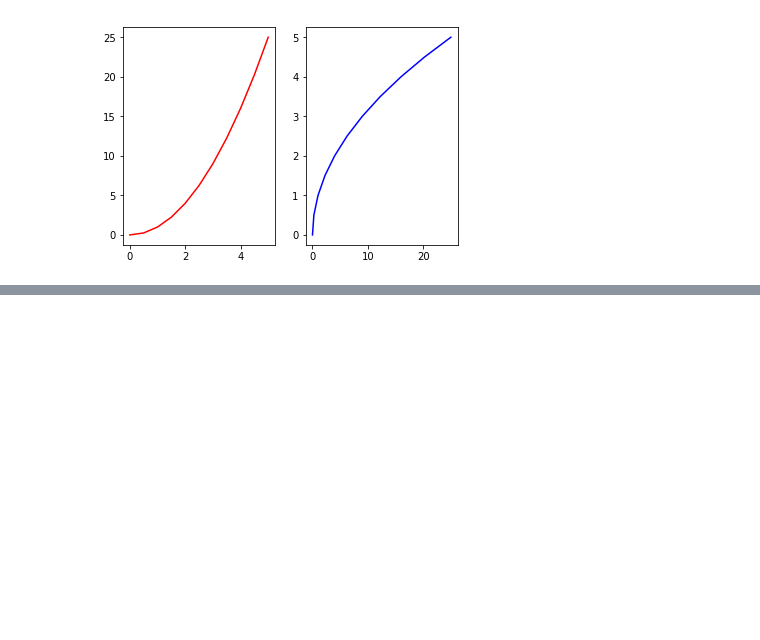
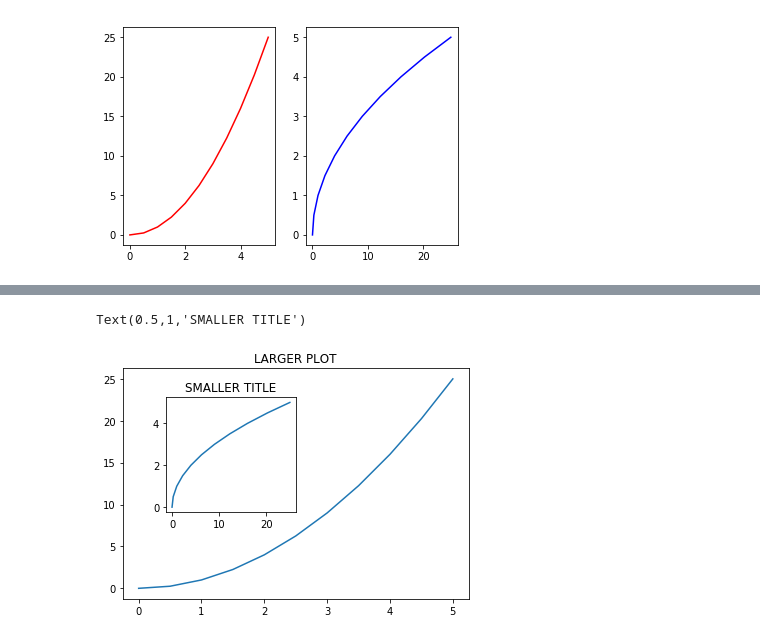
Before and after one commit to meryemalayln/data_science, a Jupyter notebook: Matplotlib/Matplotlib Concepts Lecture.ipynb, the cells around one changed output, grey strips where cells are left out. Cells and saved outputs as stored; diff of their text form; code cells hidden in the pictures; blank space fills up the shorter version.

```diff
--- a/Matplotlib/Matplotlib Concepts Lecture.ipynb
+++ b/Matplotlib/Matplotlib Concepts Lecture.ipynb
@@ -39,2 +50,16 @@ plt.plot(y,x,'b')
+# %%
+fig = plt.figure()
+
+axes1 = fig.add_axes([0.1, 0.1, 0.8, 0.8])
+axes2 = fig.add_axes([0.2, 0.4, 0.3, 0.4])
+
+axes1.plot(x, y)
+axes1.set_title('LARGER PLOT')
+
+axes2.plot(y, x)
+axes2.set_title('SMALLER TITLE')
+# %% [output]
+Text(0.5,1,'SMALLER TITLE')
+[figure, added]
 # %%
 fig = plt.figure()
```
Also changed, not shown: parts of 4 cells of this notebook.
